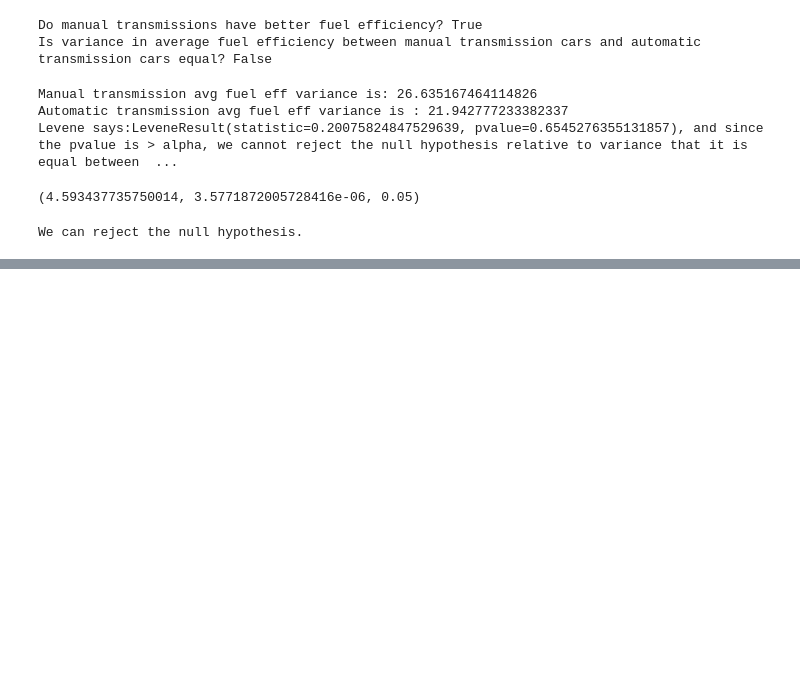
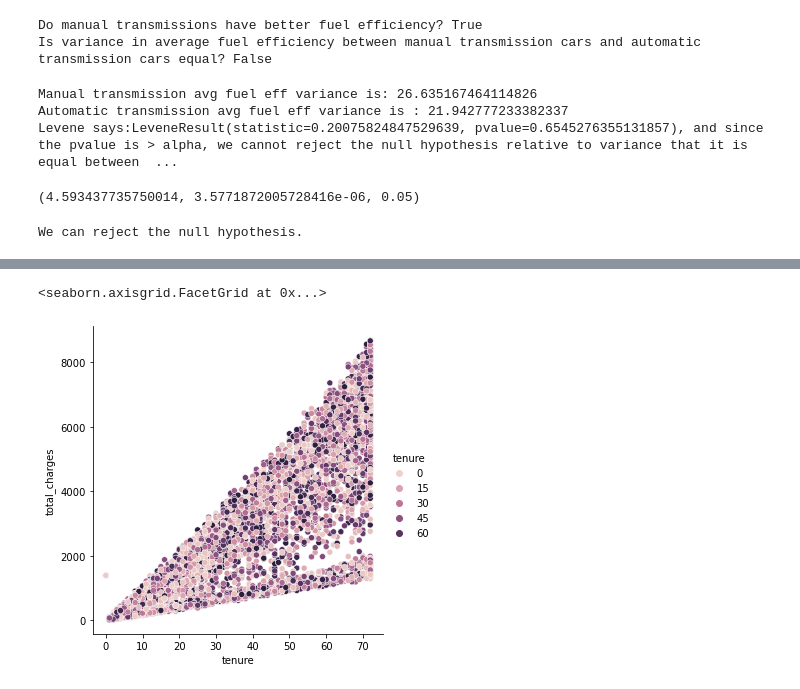
Before and after one commit to tarrencen/statistics-exercises, a Jupyter notebook: hypothesis_testing.ipynb, the cells around one changed output, grey strips where cells are left out. Saved outputs shown, nothing was run; the diff lists cells and outputs as text; code cells hidden in the pictures; blank space fills up the shorter version.

```diff
--- a/hypothesis_testing.ipynb
+++ b/hypothesis_testing.ipynb
@@ -233,0 +303,3 @@ data()
+# %%
+cust_churn = pd.read_csv('Cust_Churn_Telco.csv')
+cust_churn.info()
@@ -233,0 +328,3 @@ data()
+# %%
+cust_churn['total_charges'] = cust_churn.TotalCharges.fillna(cust_churn.TotalCharges.median())
+cust_churn.head()
@@ -233,0 +339,5 @@ data()
+# %%
+sns.relplot(x=cust_churn.tenure, y=cust_churn.total_charges, hue= x)
+# %% [output]
+<seaborn.axisgrid.FacetGrid at 0x...>
+[figure, added]
```
Also changed, not shown: parts of 44 cells of this notebook.
